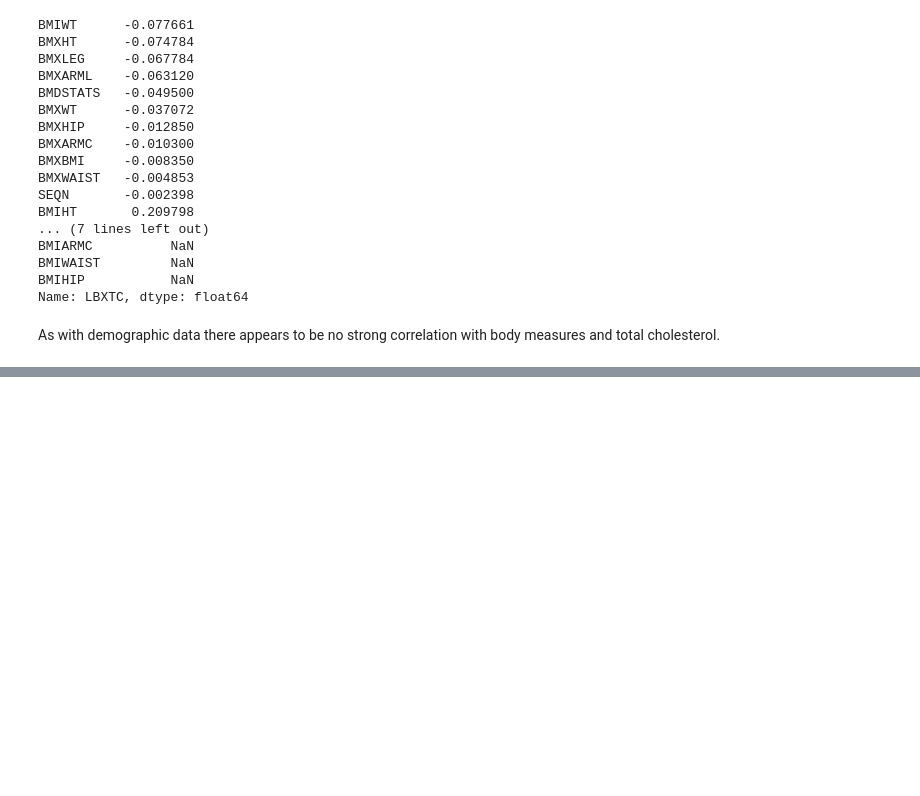
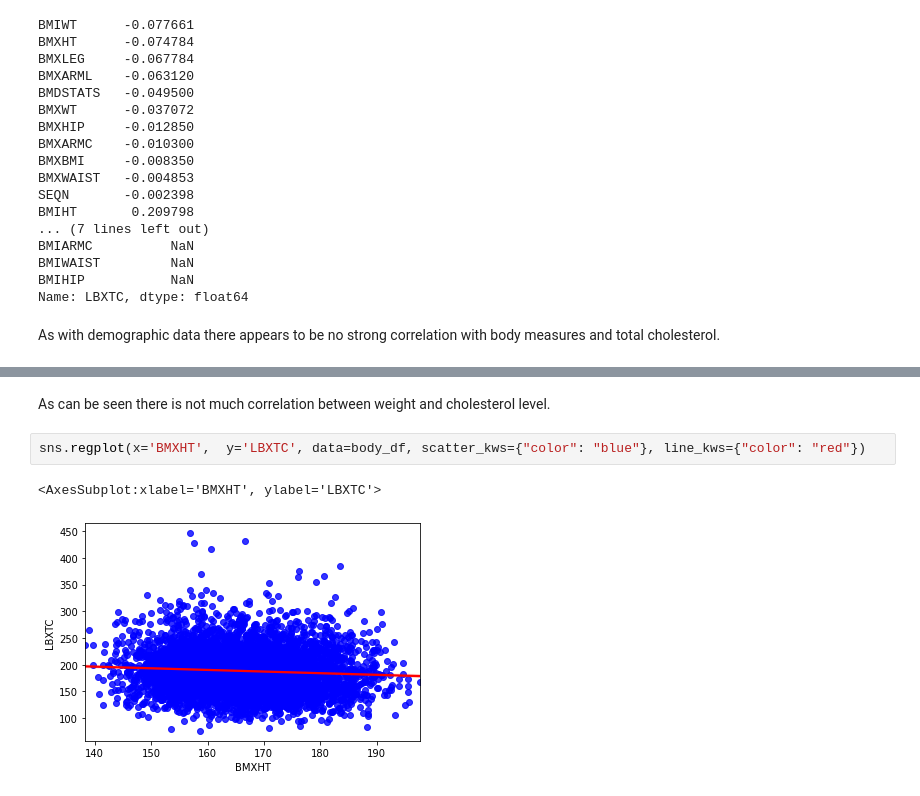
Before and after one commit to mathisme/ThinkfulDSFinalCapstone, a Jupyter notebook: notebooks/EDA.ipynb, the cells around one changed output, grey strips where cells are left out. Cells and saved outputs as stored; diff of their text form; blank space fills up the shorter version.

```diff
--- a/notebooks/EDA.ipynb
+++ b/notebooks/EDA.ipynb
@@ -150,0 +156,7 @@ As with demographic data there appears to be no strong correlation with body mea
+# %% [markdown]
+As can be seen there is not much correlation between weight and cholesterol level.
+# %%
+sns.regplot(x='BMXHT',  y='LBXTC', data=body_df, scatter_kws={"color": "blue"}, line_kws={"color": "red"})
+# %% [output]
+<AxesSubplot:xlabel='BMXHT', ylabel='LBXTC'>
+[figure, added]
```
Also changed, not shown: parts of 21 cells of this notebook.
